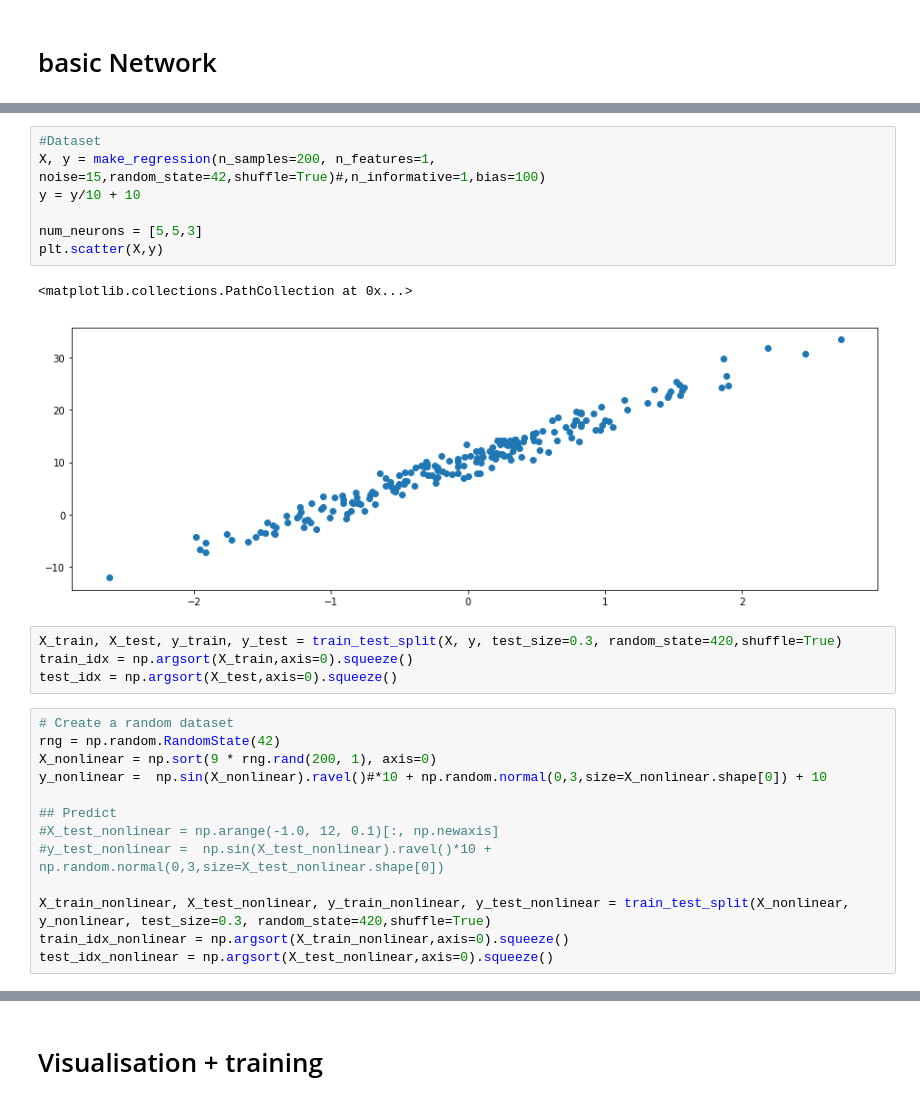
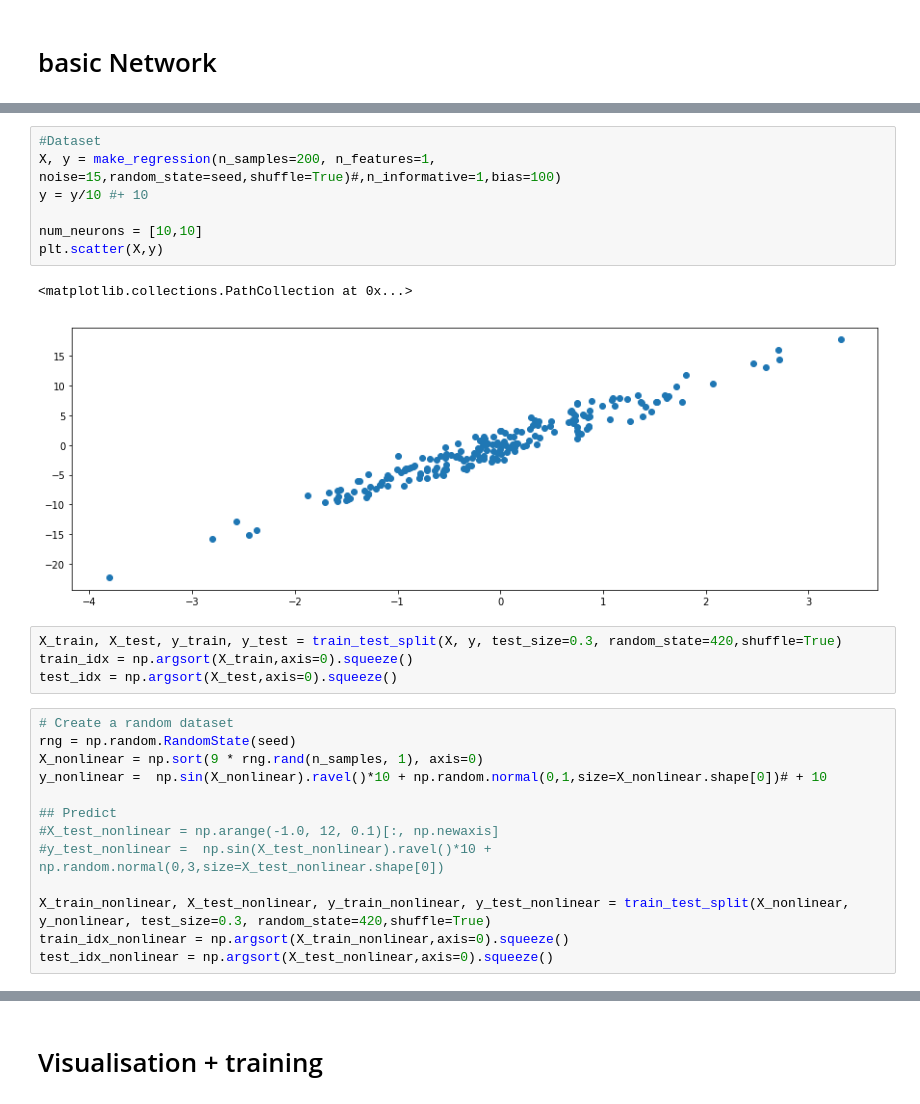
Before and after one commit to wooohoooo/Master-Thesis, a Jupyter notebook: trythisthingagain.ipynb, the cells around one changed output, grey strips where cells are left out. Cells and saved outputs as stored; diff of their text form.

```diff
--- a/trythisthingagain.ipynb
+++ b/trythisthingagain.ipynb
@@ -25,22 +33,22 @@ from sklearn.datasets import make_regression
 # %%
 #Dataset
-X, y = make_regression(n_samples=200, n_features=1, noise=15,random_state=42,shuffle=True)#,n_informative=1,bias=100)
-y = y/10 + 10
+X, y = make_regression(n_samples=200, n_features=1, noise=15,random_state=seed,shuffle=True)#,n_informative=1,bias=100)
+y = y/10 #+ 10
 
-num_neurons = [5,5,3]
+num_neurons = [10,10]
 plt.scatter(X,y)
 # %% [output]
 <matplotlib.collections.PathCollection at 0x...>
-[figure, old version]
+[figure, new version]
 # %%
 X_train, X_test, y_train, y_test = train_test_split(X, y, test_size=0.3, random_state=420,shuffle=True)
 train_idx = np.argsort(X_train,axis=0).squeeze()
 test_idx = np.argsort(X_test,axis=0).squeeze()
 # %%
 # Create a random dataset
-rng = np.random.RandomState(42)
-X_nonlinear = np.sort(9 * rng.rand(200, 1), axis=0)
-y_nonlinear =  np.sin(X_nonlinear).ravel()#*10 + np.random.normal(0,3,size=X_nonlinear.shape[0]) + 10
+rng = np.random.RandomState(seed)
+X_nonlinear = np.sort(9 * rng.rand(n_samples, 1), axis=0)
+y_nonlinear =  np.sin(X_nonlinear).ravel()*10 + np.random.normal(0,1,size=X_nonlinear.shape[0])# + 10
 
 ## Predict
 #X_test_nonlinear = np.arange(-1.0, 12, 0.1)[:, np.newaxis]
```
Also changed, not shown: parts of 19 cells of this notebook.
